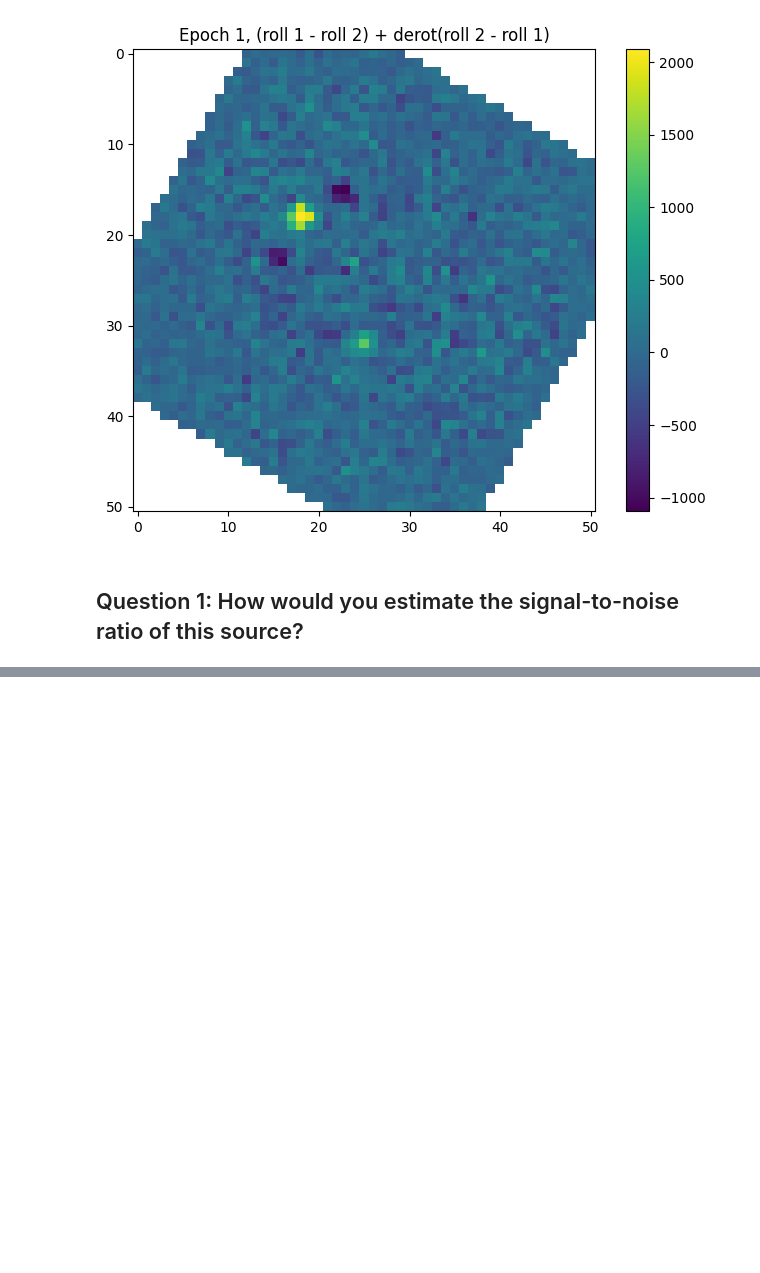
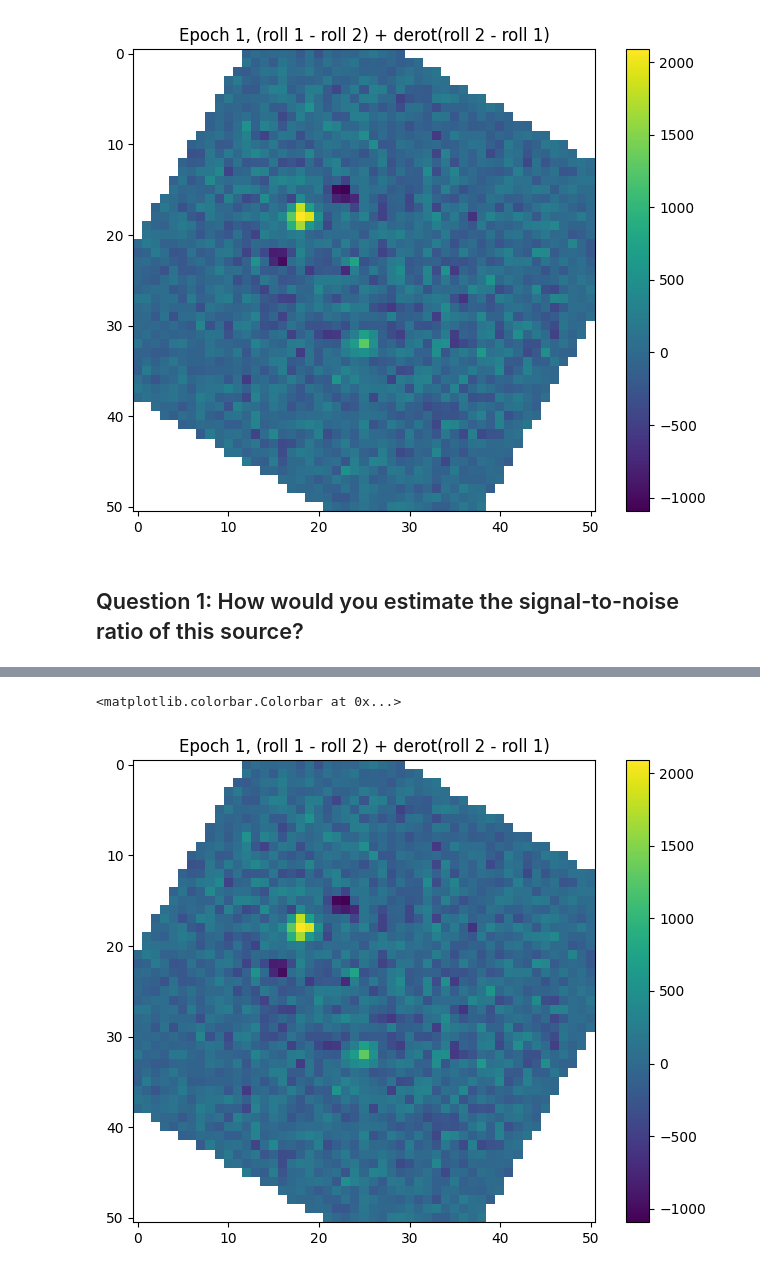
Before and after one commit to roman-corgi/roman-school, a Jupyter notebook: day1/postprocessing.ipynb, the cells around one changed output, grey strips where cells are left out. Saved outputs shown, nothing was run; the diff lists cells and outputs as text; code cells hidden in the pictures; blank space fills up the shorter version.

```diff
--- a/day1/postprocessing.ipynb
+++ b/day1/postprocessing.ipynb
@@ -87,0 +166,18 @@ plt.colorbar()
+# %%
+cistar_coadd_ep1_rolls = [0, 30]
+imgwidth = diff2.shape[0]
+derot_adi_rdi_2 = skimage.transform.rotate(image = adi_rdi_2,
+                                        angle = -scistar_coadd_ep1_rolls[1],
+                                        center = (imgwidth // 2, imgwidth // 2),
+                                        order = 3, cval = np.nan)
+derot_sum_adi_rdi = adi_rdi_1 + derot_adi_rdi_2
+
+plt.figure(figsize=(8,6))
+
+plt.imshow(derot_sum_adi_rdi)
+
+plt.title('Epoch 1, (roll 1 - roll 2) + derot(roll 2 - roll 1)')
+plt.colorbar()
+# %% [output]
+<matplotlib.colorbar.Colorbar at 0x...>
+[figure, added]
```
Also changed, not shown: parts of 11 cells of this notebook, 1 other file.
